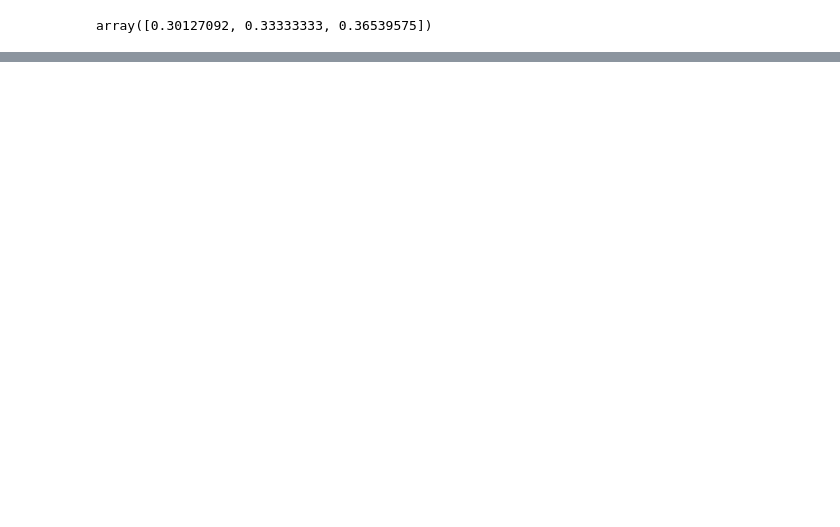
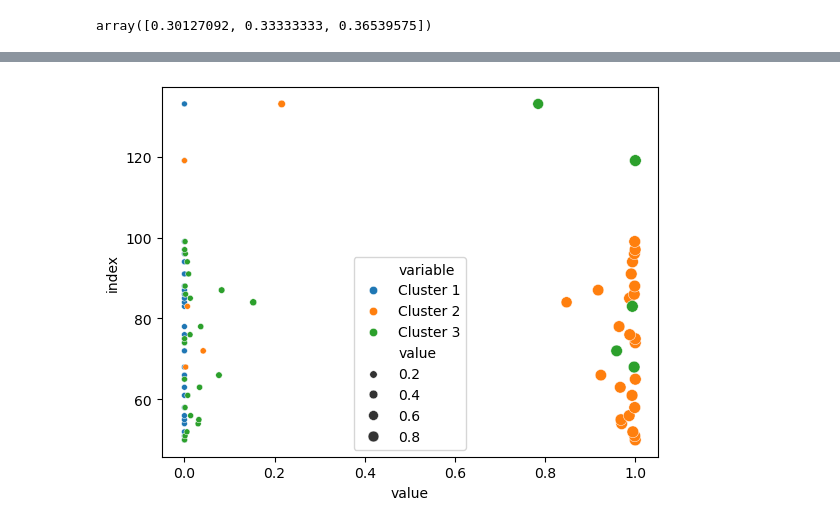
Before and after one commit to rodriguezmDNA/statsfromscratch, a Jupyter notebook: Expectation Maximization/EM_Iris_3D.ipynb, the cells around one changed output, grey strips where cells are left out. Saved outputs shown, nothing was run; the diff lists cells and outputs as text; code cells hidden in the pictures; blank space fills up the shorter version.

Commit message:
prob of data iris

```diff
--- a/Expectation Maximization/EM_Iris_3D.ipynb
+++ b/Expectation Maximization/EM_Iris_3D.ipynb
@@ -249,0 +286,12 @@ array([0.30127092, 0.33333333, 0.36539575])
+# %%
+### For all data points
+
+px_class1 = [mvn(mean=mu1_hat, cov=Sigma1_hat).pdf(x) for x in X]
+px_class2 = [mvn(mean=mu2_hat, cov=Sigma2_hat).pdf(x) for x in X]
+px_class3 = [mvn(mean=mu3_hat, cov=Sigma3_hat).pdf(x) for x in X]
+
+px = np.column_stack([px_class1, px_class2, px_class3])
+pi = np.array([pi1_hat, pi2_hat, pi3_hat])
+
+posteriors = calculate_posterior(px, pi)
+posteriors_df = pd.DataFrame(posteriors, columns=['Cluster 1', 'Cluster 2', 'Cluster 3'])
@@ -249,0 +307,4 @@ array([0.30127092, 0.33333333, 0.36539575])
+# %%
+per_point_data = pd.DataFrame(X).join(posteriors_df)
+per_point_data['cluster_membership'] = np.argmax(posteriors,1)
+per_point_data
@@ -249,0 +424,8 @@ array([0.30127092, 0.33333333, 0.36539575])
+# %%
+fuzzymembership = per_point_data[(per_point_data[2] > 4) & (per_point_data[2] < 5.5) & (per_point_data[3] > 1.2) & (per_point_data[3] < 1.7) ]
+fuzzymembership_melt = fuzzymembership[['Cluster 1', 'Cluster 2', 'Cluster 3','cluster_membership']].reset_index().melt(id_vars=['index','cluster_membership'])
+
+sns.scatterplot(data=fuzzymembership_melt, x='value', y='index', hue='variable', palette='tab10', size='value')
+plt.show()
+# %% [output]
+[figure, added]
```
Also changed, not shown: parts of 27 cells of this notebook.
